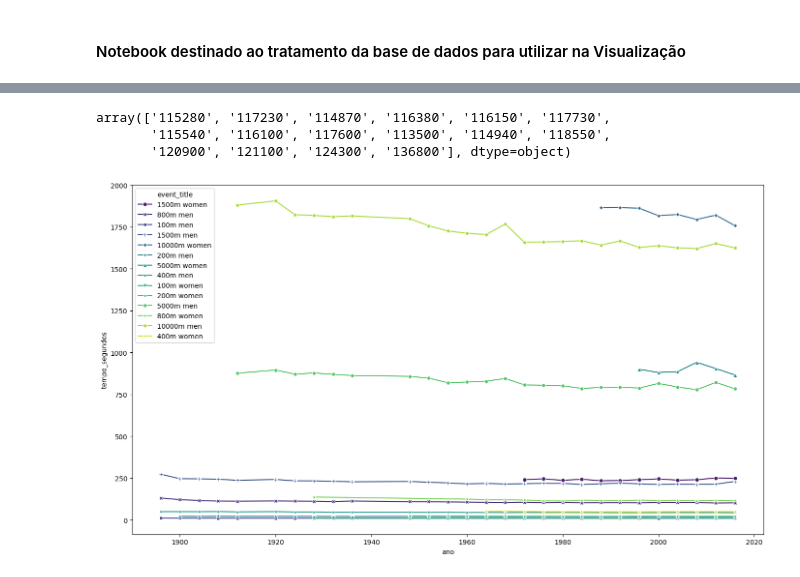
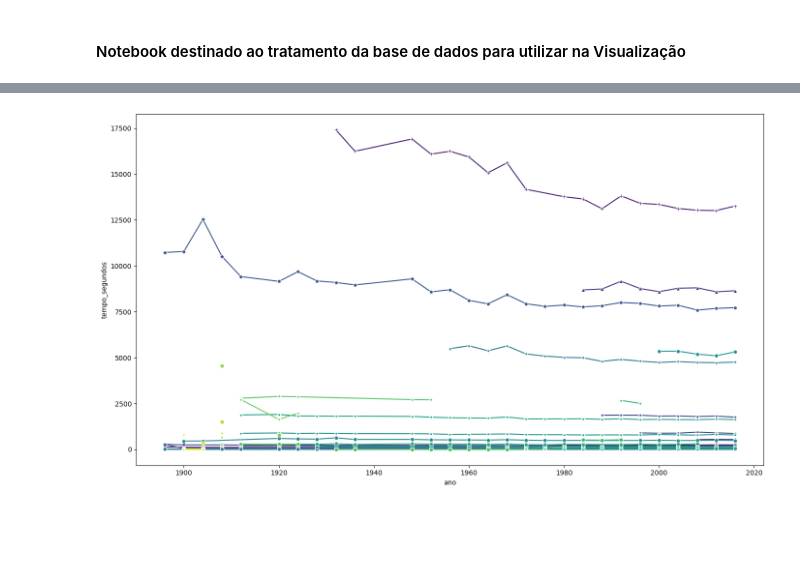
Before and after one commit to FGV-VIS-2025/tarefa-4-analise_de_resultados-olimpiadas, a Jupyter notebook: dados/data_operations.ipynb, the cells around one changed output, grey strips where cells are left out. Cells and saved outputs as stored; diff of their text form; code cells hidden in the pictures; blank space fills up the shorter version.

```diff
--- a/dados/data_operations.ipynb
+++ b/dados/data_operations.ipynb
@@ -12,6 +12,11 @@ df_ouro = df[df['medal_type'] == 'GOLD'].copy()
 # %%
 # extraindo o ano de cada olimpiada
 df_ouro['ano'] = df_ouro['slug_game'].str[-4:].astype(int)
+df_ouro = df_ouro.dropna(subset=['ano'])
+
+anos = np.arange(1850, 2018, 1)
+
+df_ouro = df_ouro[df_ouro['ano'].isin(anos)]
 # %%
 df_atletismo_tempo =  df_ouro[(df_ouro['discipline_title'] == 'Athletics') & (df_ouro['value_type'] == 'TIME')]
 df_atletismo_distancia =  df_ouro[(df_ouro['discipline_title'] == 'Athletics') & (df_ouro['value_type'] == 'DISTANCE')]
@@ -39,37 +24,46 @@ array(["Women's 1500m", '4 x 400m Relay Mixed',
-# %%
-df_atletismo_tempo[df_atletismo_tempo['event_title'] == '800m women']['value_unit'].unique()
-# %% [output]
-array(['115280', '117230', '114870', '116380', '116150', '117730',
-       '115540', '116100', '117600', '113500', '114940', '118550',
-       '120900', '121100', '124300', '136800'], dtype=object)
 # %%
-provas_corrida = ["100m men", "100m women", "200m men", "200m women", "400m men", "400m women", "800m men", "800m women", "1500m men", "1500m women", "5000m men", "5000m women", "10000m men", "10000m women"]
-df_corridas = df_atletismo_tempo[df_atletismo_tempo['event_title'].isin(provas_corrida)].copy()
+df_corridas = df_atletismo_tempo.copy()
 
-def converter_tempo_men(valor):
+import numpy as np
+
+def converter_tempo(valor):
     try:
-        return float(valor) / 1000
-    except (ValueError, TypeError):
-        return np.nan
+        # tempo no formato 9000 = 9 seg
+        if isinstance(valor, (int, float)) or (isinstance(valor, str) and ':' not in valor):
+            return float(valor) / 1000
 
-df_corridas['tempo_segundos'] = df_corridas['value_unit'].apply(converter_tempo_men)
-df_corridas['tempo_segundos'] = df_corridas.groupby('event_title')['tempo_segundos'].fillna(method='ffill')
+        # tempo no formato minuto:segundo:centesimo
+        elif ':' in valor:
+            partes = valor.split(':')
+            if len(partes) == 2:
+                minutos = float(partes[0])
+                segundos = float(partes[1])
+                return minutos * 60 + segundos
+
+    except (ValueError, TypeError, AttributeError):
+        pass
+
+    return np.nan
+
+df_corridas['tempo_segundos'] = df_corridas['value_unit'].apply(converter_tempo)
+df_corridas['tempo_segundos'] = df_corridas.groupby('event_title')['tempo_segundos'].bfill().ffill()
 
 plt.figure(figsize=(14, 8))
 
 sns.lineplot(
     data=df_corridas,
     x='ano',
     y='tempo_segundos',
     hue='event_title',
     style='event_title',
     markers=True,
     dashes=False,
     errorbar=None,
+    legend=False,
     palette='viridis'
 )
 
 plt.tight_layout()
 plt.show()
 # %% [output]
-[figure, old version]
+[figure, new version]
```
Also changed, not shown: parts of 5 cells of this notebook, 1 other file.
